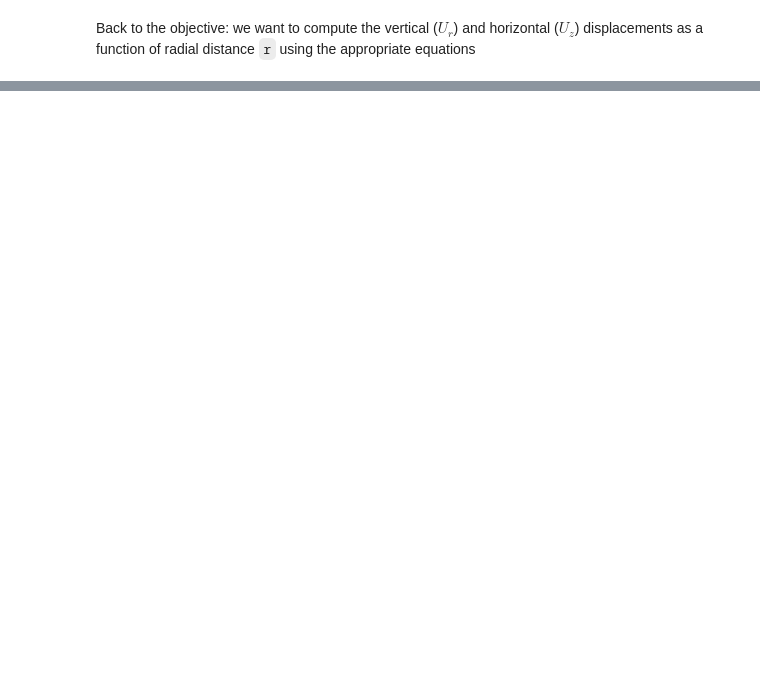
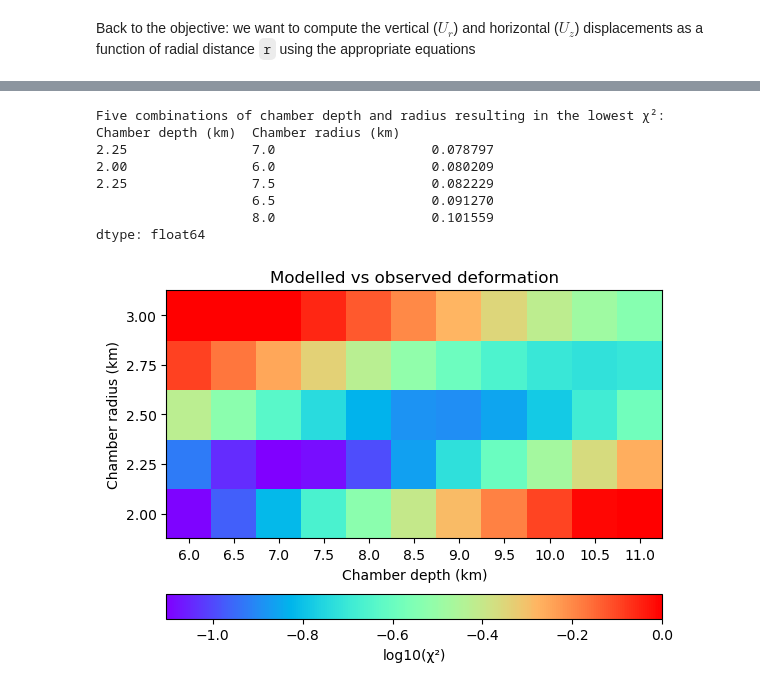
Before and after one commit to e5k/volcanology, a Jupyter notebook: deformation.ipynb, the cells around one changed output, grey strips where cells are left out. Cells and saved outputs as stored; diff of their text form; code cells hidden in the pictures; blank space fills up the shorter version.

```diff
--- a/deformation.ipynb
+++ b/deformation.ipynb
@@ -180,0 +270,56 @@ MOLU               0       0
+# %%
+def get_chi2(df, a, d, dP, G):
+    """
+    Calculate the chi-squared (χ²) statistic for the radial and vertical displacements.
+    Parameters:
+    df (DataFrame): DataFrame containing observed and modeled deformation data.
+    a (float): Radius of the spherical source (km).
+    d (float): Depth of the spherical source (km).
+    dP (float): Pressure change in the spherical source (MPa).
+    G (float): Shear modulus of the surrounding medium (GPa).
+    Returns:
+    float: The sum of chi-squared (χ²) values for the radial and vertical displacements across all stations and components.
+    """
+
+    # Get the deformation
+    tmp = get_deformation(df,a,d,dP,G)
+    # Compute χ² for the radial and vertical displacements
+    tmp['chi_ur'] = (tmp['obs_ur'] - tmp['mod_ur'])**2/tmp['mod_ur']
+    tmp['chi_uz'] = (tmp['obs_uz'] - tmp['mod_uz'])**2/tmp['mod_uz']
+    # Compute the sum of χ² across all stations and components
+    return tmp['chi_ur'].sum() + tmp['chi_uz'].sum()
+
+# Set the ranges of radius and depth to explore
+a_range = np.arange(2, 3.25, 0.25)
+d_range = np.arange(6, 11.25, 0.5)
+
+# Create a dataframe to store the results
+chi2_tot = pd.DataFrame(index=a_range, columns=d_range, dtype=float)
+chi2_tot.index.name = 'Chamber depth (km)'
+chi2_tot.columns.name = 'Chamber radius (km)'
+
+# Iterate through the parameter ranges and calculate χ²
+for ai in a_range:
+    for di in d_range:
+        chi2_tot.loc[ai, di] = get_chi2(stations, ai, di, dP, G)
+
+# Plot the results
+fig, ax = plt.subplots()
+cax = ax.pcolor(d_range, a_range, np.log10(chi2_tot), cmap='rainbow', vmax=0)
+ax.set(title='Modelled vs observed deformation', xlabel='Chamber depth (km)', ylabel='Chamber radius (km)', xticks=d_range, yticks=a_range, aspect=len(d_range)/len(a_range));
+fig.colorbar(cax, ax=ax, label='log10(χ²)', orientation='horizontal')
+
+# Print the best fitting parameters
+best_fit = chi2_tot.stack().sort_values()
+print('\nFive combinations of chamber depth and radius resulting in the lowest χ²:')
+print(best_fit.reindex().head(5))
+# %% [output]
+Five combinations of chamber depth and radius resulting in the lowest χ²:
+Chamber depth (km)  Chamber radius (km)
+2.25                7.0                    0.078797
+2.00                6.0                    0.080209
+2.25                7.5                    0.082229
+                    6.5                    0.091270
+                    8.0                    0.101559
+dtype: float64
+[figure, added]
```
Also changed, not shown: parts of 13 cells of this notebook, 1 other file.
